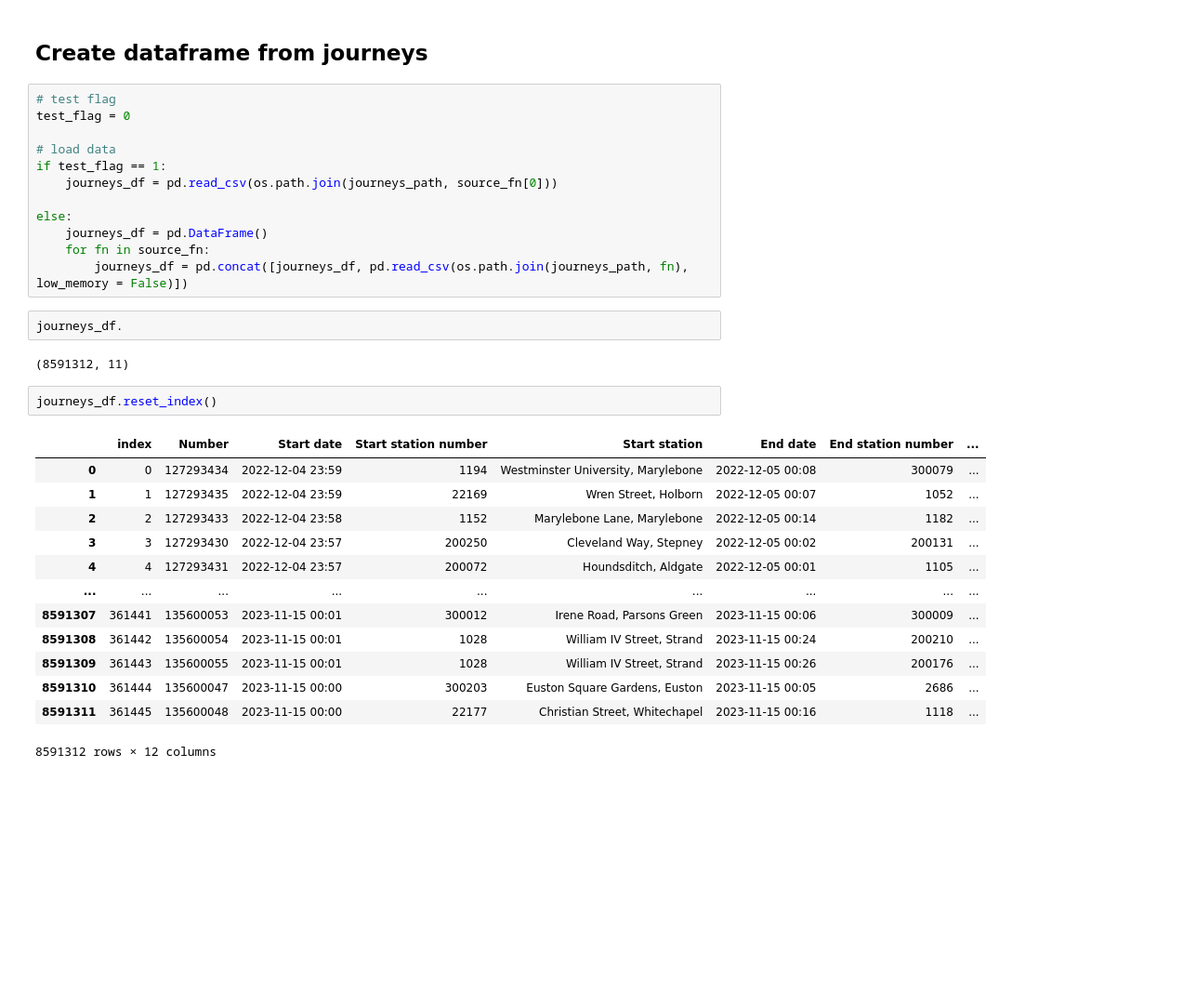
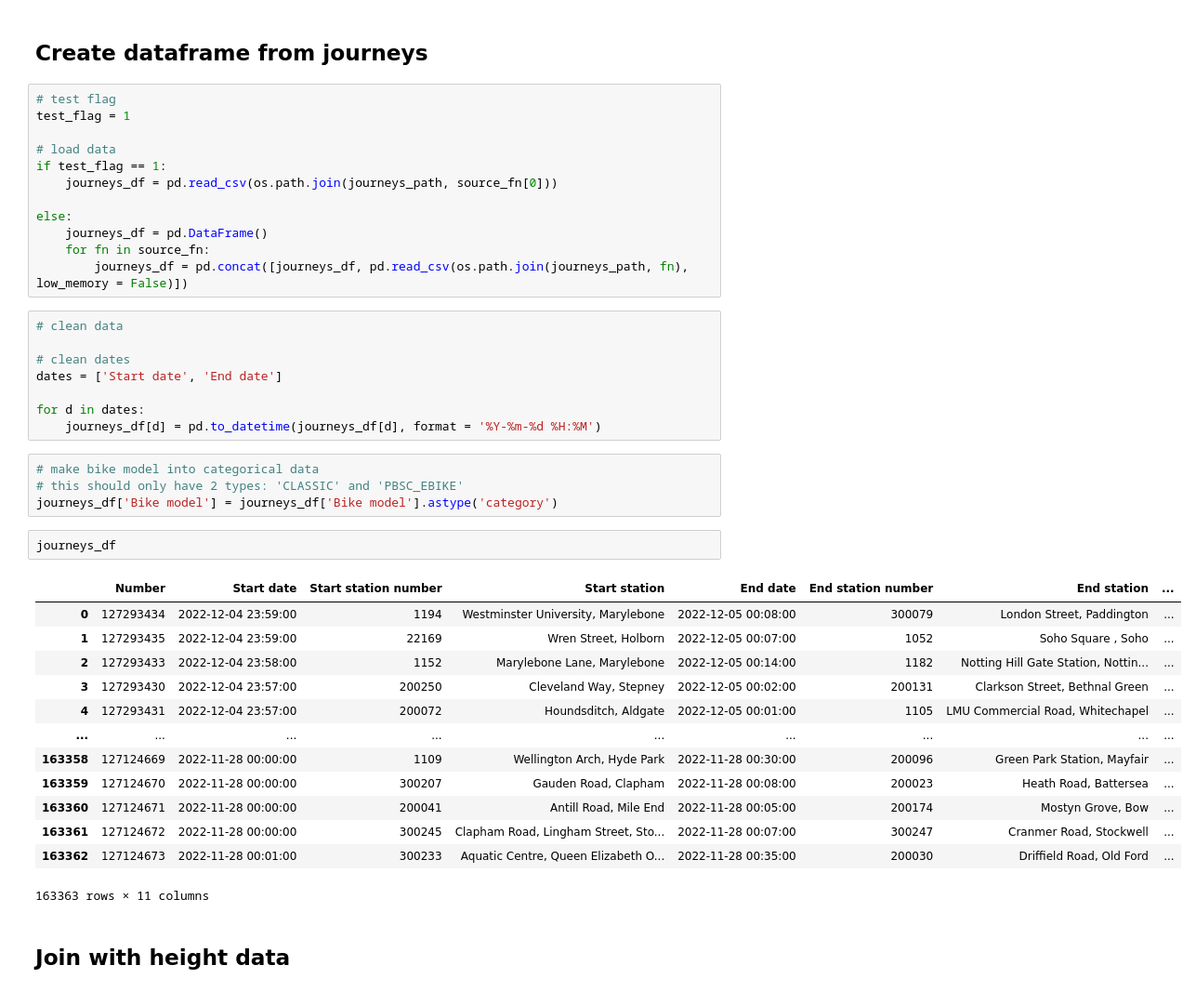
Before and after one commit to sokimura39/QM_Report, a Jupyter notebook: journeys_download.ipynb, the cells around one changed output. Shown at 93% size. Drawn from its saved outputs; the diff is of its cells as text; blank space fills up the shorter version.

```diff
--- a/journeys_download.ipynb
+++ b/journeys_download.ipynb
@@ -106,7 +111,7 @@ Done
 ## Create dataframe from journeys
 # %%
 # test flag
-test_flag = 0
+test_flag = 1
 
 # load data
 if test_flag == 1:
@@ -116,23 +121,33 @@ else:
     journeys_df = pd.DataFrame()
     for fn in source_fn:
         journeys_df = pd.concat([journeys_df, pd.read_csv(os.path.join(journeys_path, fn), low_memory = False)])
-# %%
-journeys_df.
-# %% [output]
-(8591312, 11)
-# %%
-journeys_df.reset_index()
-# %% [output]
-|  | index | Number | Start date | Start station number | Start station | End date | End station number | ... |
-| 0 | 0 | 127293434 | 2022-12-04 23:59 | 1194 | Westminster University, Marylebone | 2022-12-05 00:08 | 300079 | ... |
-| 1 | 1 | 127293435 | 2022-12-04 23:59 | 22169 | Wren Street, Holborn | 2022-12-05 00:07 | 1052 | ... |
-| 2 | 2 | 127293433 | 2022-12-04 23:58 | 1152 | Marylebone Lane, Marylebone | 2022-12-05 00:14 | 1182 | ... |
-| 3 | 3 | 127293430 | 2022-12-04 23:57 | 200250 | Cleveland Way, Stepney | 2022-12-05 00:02 | 200131 | ... |
-| 4 | 4 | 127293431 | 2022-12-04 23:57 | 200072 | Houndsditch, Aldgate | 2022-12-05 00:01 | 1105 | ... |
-| ... | ... | ... | ... | ... | ... | ... | ... | ... |
-| 8591307 | 361441 | 135600053 | 2023-11-15 00:01 | 300012 | Irene Road, Parsons Green | 2023-11-15 00:06 | 300009 | ... |
-| 8591308 | 361442 | 135600054 | 2023-11-15 00:01 | 1028 | William IV Street, Strand | 2023-11-15 00:24 | 200210 | ... |
-| 8591309 | 361443 | 135600055 | 2023-11-15 00:01 | 1028 | William IV Street, Strand | 2023-11-15 00:26 | 200176 | ... |
-| 8591310 | 361444 | 135600047 | 2023-11-15 00:00 | 300203 | Euston Square Gardens, Euston | 2023-11-15 00:05 | 2686 | ... |
-| 8591311 | 361445 | 135600048 | 2023-11-15 00:00 | 22177 | Christian Street, Whitechapel | 2023-11-15 00:16 | 1118 | ... |
-8591312 rows × 12 columns
+# %%
+# clean data
+
+# clean dates
+dates = ['Start date', 'End date']
+
+for d in dates:
+    journeys_df[d] = pd.to_datetime(journeys_df[d], format = '%Y-%m-%d %H:%M')
+# %%
+# make bike model into categorical data
+# this should only have 2 types: 'CLASSIC' and 'PBSC_EBIKE'
+journeys_df['Bike model'] = journeys_df['Bike model'].astype('category')
+# %%
+journeys_df
+# %% [output]
+|  | Number | Start date | Start station number | Start station | End date | End station number | End station | ... |
+| 0 | 127293434 | 2022-12-04 23:59:00 | 1194 | Westminster University, Marylebone | 2022-12-05 00:08:00 | 300079 | London Street, Paddington | ... |
+| 1 | 127293435 | 2022-12-04 23:59:00 | 22169 | Wren Street, Holborn | 2022-12-05 00:07:00 | 1052 | Soho Square , Soho | ... |
+| 2 | 127293433 | 2022-12-04 23:58:00 | 1152 | Marylebone Lane, Marylebone | 2022-12-05 00:14:00 | 1182 | Notting Hill Gate Station, Nottin... | ... |
+| 3 | 127293430 | 2022-12-04 23:57:00 | 200250 | Cleveland Way, Stepney | 2022-12-05 00:02:00 | 200131 | Clarkson Street, Bethnal Green | ... |
+| 4 | 127293431 | 2022-12-04 23:57:00 | 200072 | Houndsditch, Aldgate | 2022-12-05 00:01:00 | 1105 | LMU Commercial Road, Whitechapel | ... |
+| ... | ... | ... | ... | ... | ... | ... | ... | ... |
+| 163358 | 127124669 | 2022-11-28 00:00:00 | 1109 | Wellington Arch, Hyde Park | 2022-11-28 00:30:00 | 200096 | Green Park Station, Mayfair | ... |
+| 163359 | 127124670 | 2022-11-28 00:00:00 | 300207 | Gauden Road, Clapham | 2022-11-28 00:08:00 | 200023 | Heath Road, Battersea | ... |
+| 163360 | 127124671 | 2022-11-28 00:00:00 | 200041 | Antill Road, Mile End | 2022-11-28 00:05:00 | 200174 | Mostyn Grove, Bow | ... |
+| 163361 | 127124672 | 2022-11-28 00:00:00 | 300245 | Clapham Road, Lingham Street, Sto... | 2022-11-28 00:07:00 | 300247 | Cranmer Road, Stockwell | ... |
+| 163362 | 127124673 | 2022-11-28 00:01:00 | 300233 | Aquatic Centre, Queen Elizabeth O... | 2022-11-28 00:35:00 | 200030 | Driffield Road, Old Ford | ... |
+163363 rows × 11 columns
+# %% [markdown]
+## Join with height data
```
Also changed, not shown: parts of 11 cells of this notebook, 2 other files.
